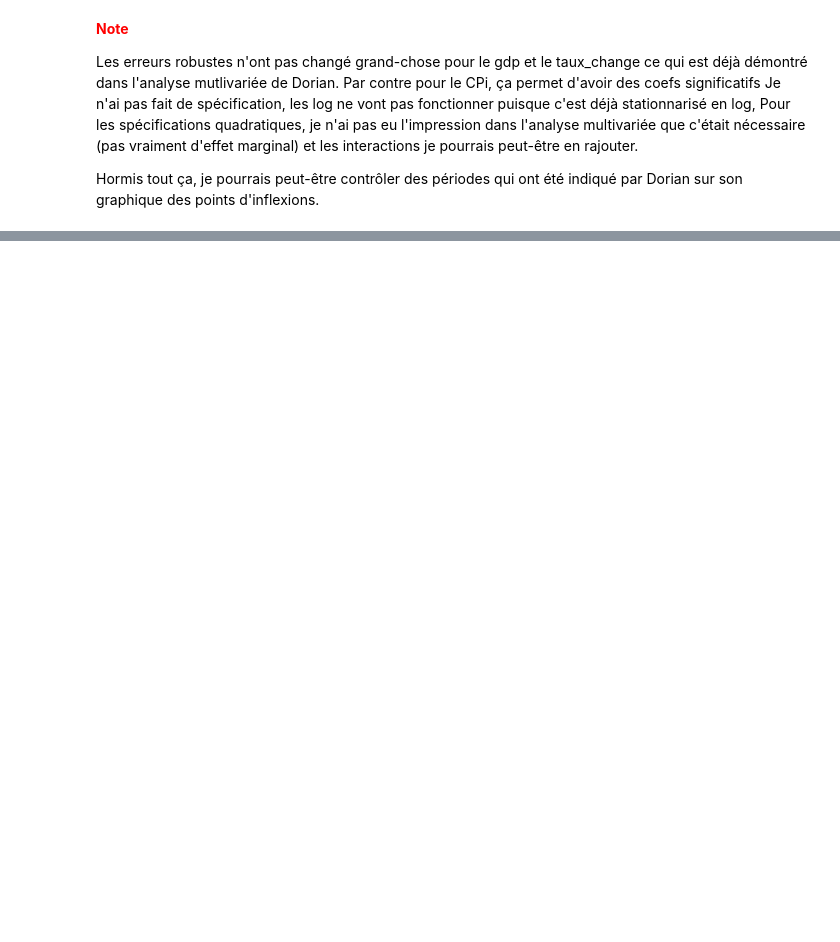
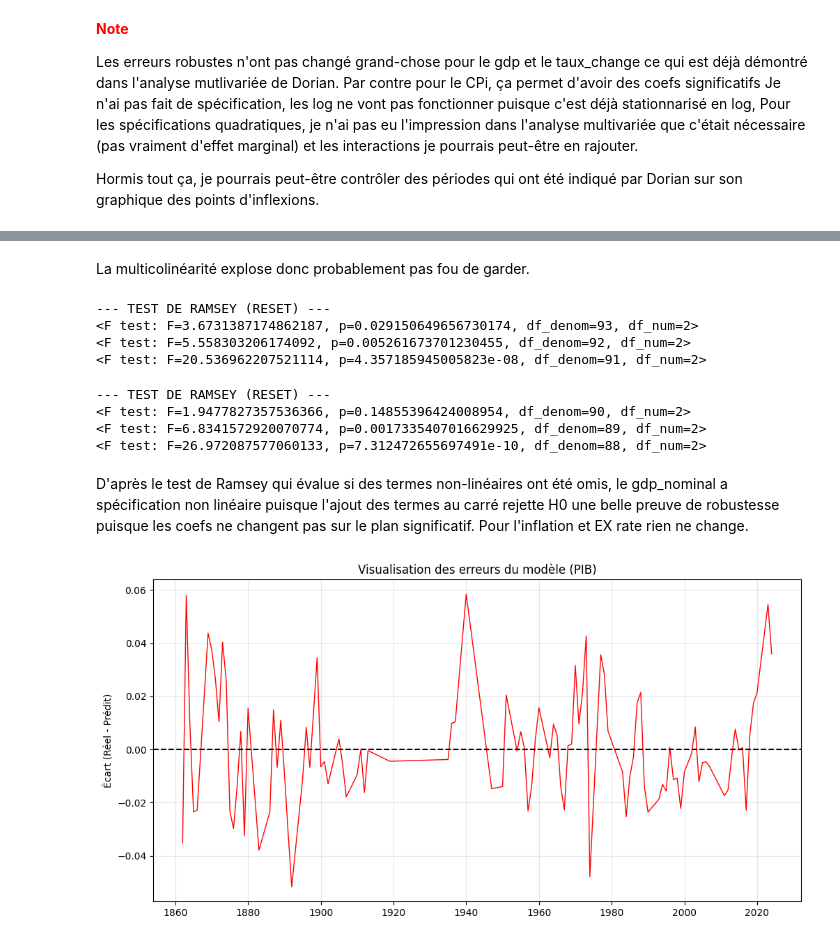
Before and after one commit to TimmGRT/Monetary-Policy-UK-1870-2025, a Jupyter notebook: CODE_ZONE/veljko_code/veljko_code.ipynb, the cells around one changed output, grey strips where cells are left out. Saved outputs shown, nothing was run; the diff lists cells and outputs as text; code cells hidden in the pictures; blank space fills up the shorter version.

```diff
--- a/CODE_ZONE/veljko_code/veljko_code.ipynb
+++ b/CODE_ZONE/veljko_code/veljko_code.ipynb
@@ -252,6 +248,7 @@ corr_matrix(df_detrended[cols_selection])
 #---Les variables output_gap et import_stat, export ont été retirée car très corrélée et output_gap et gpd_trend_stat_stat trop peu corrélé---
 #Le coefficient de la variable export était négative, Ce qui est contre-intuitif.
 C_gdp = df_detrended[[
+    'd_woods', 'd_floating',
     'gold_int', 'woods_int', 'floating_int', # Interactions (notre intérêt principal)                           # Secteur extérieur
     'yield_perpetual_stat',                  # Taux longs (marché obligataire)
     'oil_price_stat',                        # Choc d'offre (Pétrole)
@@ -265,13 +262,13 @@ C_gdp = sm.add_constant(C_gdp)
 # Estimation des modèles OLS pour chaque variable cible
 # On observe l'impact "toutes choses égales par ailleurs"
 model_gdp_3 = sm.OLS(Y_gdp, C_gdp, missing='drop').fit()
-#model_inf_3 = sm.OLS(Y_inflation, C2, missing='drop').fit()
-#model_exch_3 = sm.OLS(Y_change, C2, missing='drop').fit()
+
 
 # Affichage du résumé pour les taux de change
 print(model_gdp_3.summary())
 
 C_inf = df_detrended[[
+    'd_woods', 'd_floating',
     'gold_int', 'woods_int', 'floating_int', # Interactions (notre intérêt principal)
     'export_stat', 'import_stat_stat',       # Secteur extérieur
     'yield_perpetual_stat',                  # Taux longs (marché obligataire)
@@ -286,6 +283,7 @@ model_inf_3 = sm.OLS(Y_inflation, C_inf, missing='drop').fit()
 print(model_inf_3.summary())
 
 C_exch = df_detrended[[
+    'd_woods', 'd_floating',
     'gold_int', 'woods_int', 'floating_int', # Interactions (notre intérêt principal)
     'export_stat', 'import_stat_stat',       # Secteur extérieur
     'yield_perpetual_stat',                  # Taux longs (marché obligataire)
@@ -392,0 +465,49 @@ Hormis tout ça, je pourrais peut-être contrôler des périodes qui ont été i
+# %% [markdown]
+La multicolinéarité explose donc probablement pas fou de garder.
+# %%
+from statsmodels.stats.outliers_influence import reset_ramsey
+test_reset = reset_ramsey(model_robust2_gdp, degree=3)
+test_reset2 = reset_ramsey(model_robust2_inf, degree=3)
+test_reset3 = reset_ramsey(model_robust2_exch, degree=3)
+print("--- TEST DE RAMSEY (RESET) ---")
+print(test_reset)
+print(test_reset2)
+print(test_reset3)
+# %% [output]
+--- TEST DE RAMSEY (RESET) ---
+<F test: F=3.6731387174862187, p=0.029150649656730174, df_denom=93, df_num=2>
+<F test: F=5.558303206174092, p=0.005261673701230455, df_denom=92, df_num=2>
+<F test: F=20.536962207521114, p=4.357185945005823e-08, df_denom=91, df_num=2>
+# %%
+test_reset = reset_ramsey(model_gdp_sq, degree=3)
+test_reset2 = reset_ramsey(model_inf_sq, degree=3)
+test_reset3 = reset_ramsey(model_exch_sq, degree=3)
+print("--- TEST DE RAMSEY (RESET) ---")
+print(test_reset)
+print(test_reset2)
+print(test_reset3)
+# %% [output]
+--- TEST DE RAMSEY (RESET) ---
+<F test: F=1.9477827357536366, p=0.14855396424008954, df_denom=90, df_num=2>
+<F test: F=6.8341572920070774, p=0.0017335407016629925, df_denom=89, df_num=2>
+<F test: F=26.972087577060133, p=7.312472655697491e-10, df_denom=88, df_num=2>
+# %% [markdown]
+D'après le test de Ramsey qui évalue si des termes non-linéaires ont été omis, le gdp_nominal a spécification non linéaire puisque l'ajout des termes au carré rejette H0 une belle preuve de robustesse puisque les coefs ne changent pas sur le plan significatif. Pour l'inflation et EX rate rien ne change.
+# %%
+
+# 1. Calcul des résidus
+residus_gdp = model_robust2_gdp.resid
+
+# 2. Création du graphique temporel
+plt.figure(figsize=(12, 6))
+plt.plot(df_detrended['year'], residus_gdp, color='red', lw=1)
+plt.axhline(0, color='black', linestyle='--')
+plt.title("Visualisation des erreurs du modèle (PIB)")
+plt.ylabel("Écart (Réel - Prédit)")
+plt.grid(alpha=0.3)
+
+# 3. Identifier visuellement les chocs
+# On peut ajouter des flèches sur les dates clés si tu les connais
+plt.show()
+# %% [output]
+[figure, added]
```
Also changed, not shown: parts of 11 cells of this notebook.
